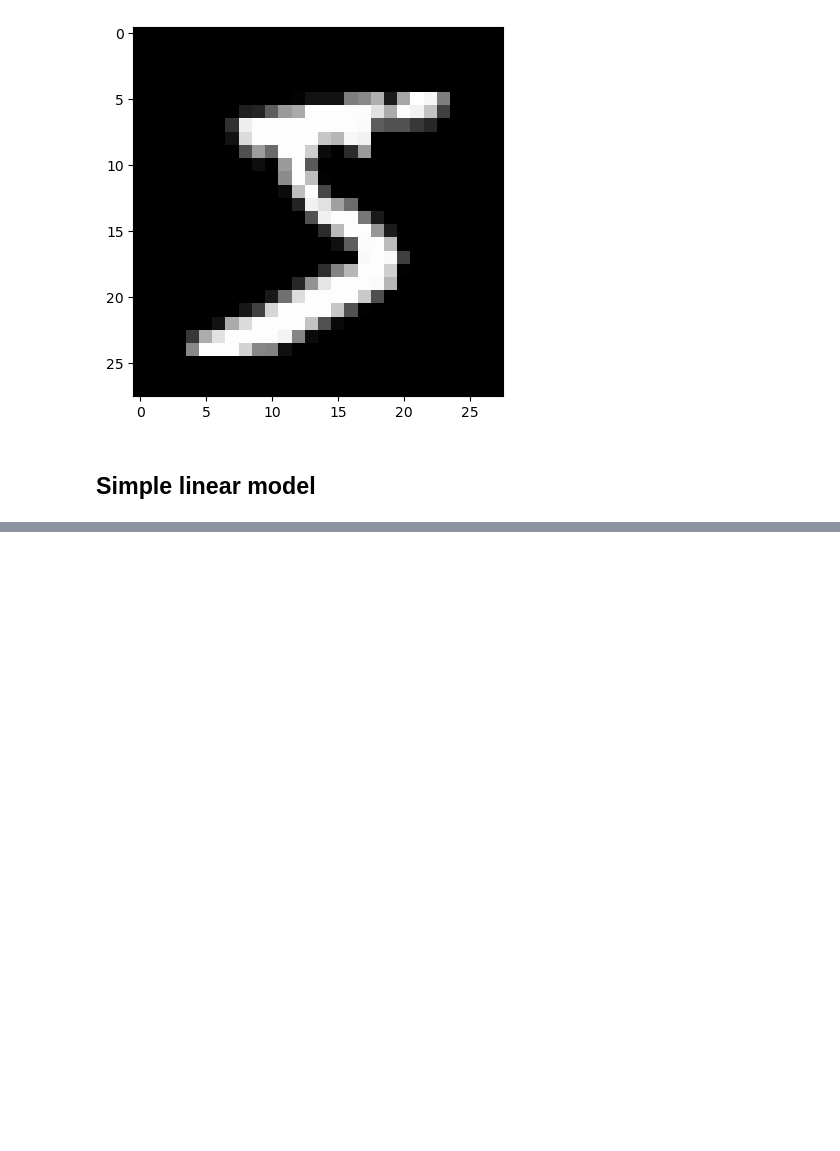
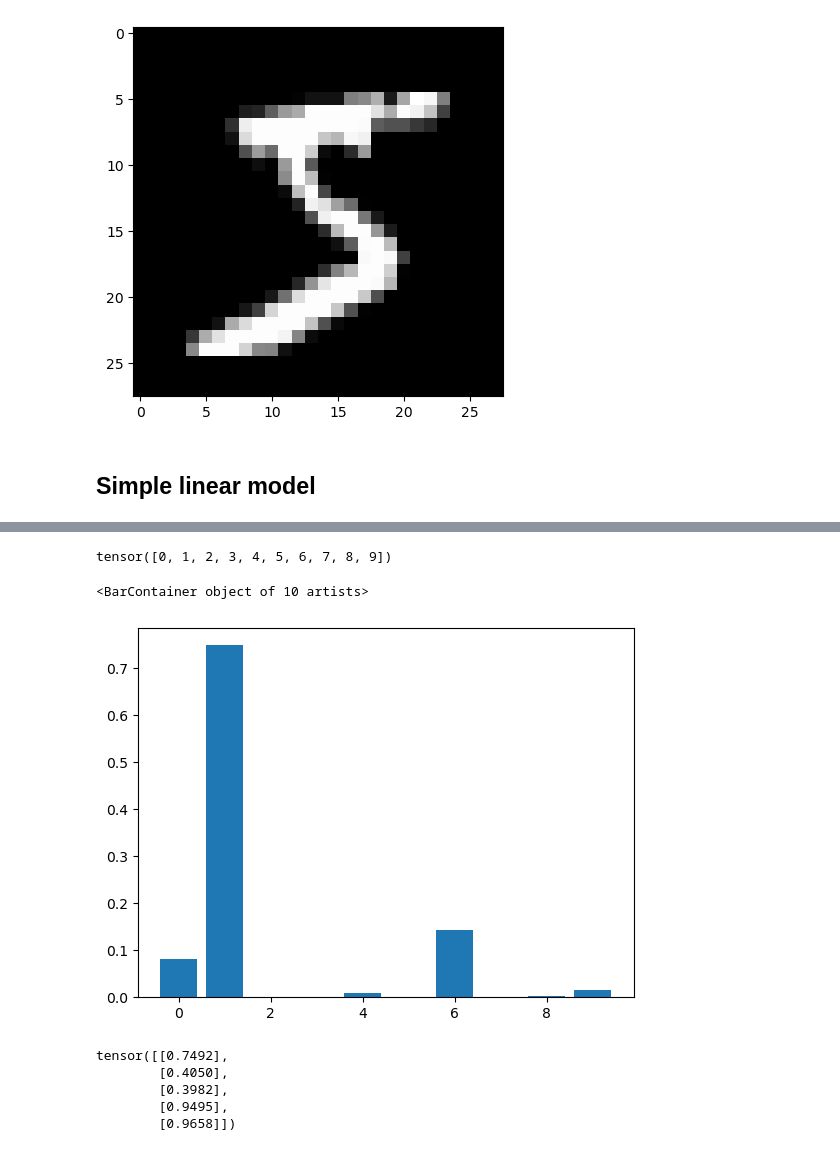
Before and after one commit to mshahoyi/learning_ai, a Jupyter notebook: mnist.ipynb, the cells around one changed output, grey strips where cells are left out. Saved outputs shown, nothing was run; the diff lists cells and outputs as text; code cells hidden in the pictures; blank space fills up the shorter version.

```diff
--- a/mnist.ipynb
+++ b/mnist.ipynb
@@ -92,4 +92,7 @@ class Linear():
         self.biases = torch.rand(n_out)
 
     def forward(self, xb):
-        return torch.einsum('ij,jk->ik', xb, weights) + biases
+        return torch.einsum('ij,jk->ik', xb, self.weights) + self.biases
+# %%
+model = Linear()
+preds = model.forward(x_train[:5]); preds
@@ -95,0 +107,2 @@ class Linear():
+# %%
+preds = preds.exp() / preds.exp().sum(1)[:, None]; preds
@@ -95,0 +115,9 @@ class Linear():
+# %%
+classes = torch.arange(0, 10); classes
+# %% [output]
+tensor([0, 1, 2, 3, 4, 5, 6, 7, 8, 9])
+# %%
+plt.bar(classes, preds[0])
+# %% [output]
+<BarContainer object of 10 artists>
+[figure, added]
@@ -95,0 +127,8 @@ class Linear():
+# %%
+torch.max(preds, axis=1).values[:, None]
+# %% [output]
+tensor([[0.7492],
+        [0.4050],
+        [0.3982],
+        [0.9495],
+        [0.9658]])
```
Also changed, not shown: parts of 18 cells of this notebook.
